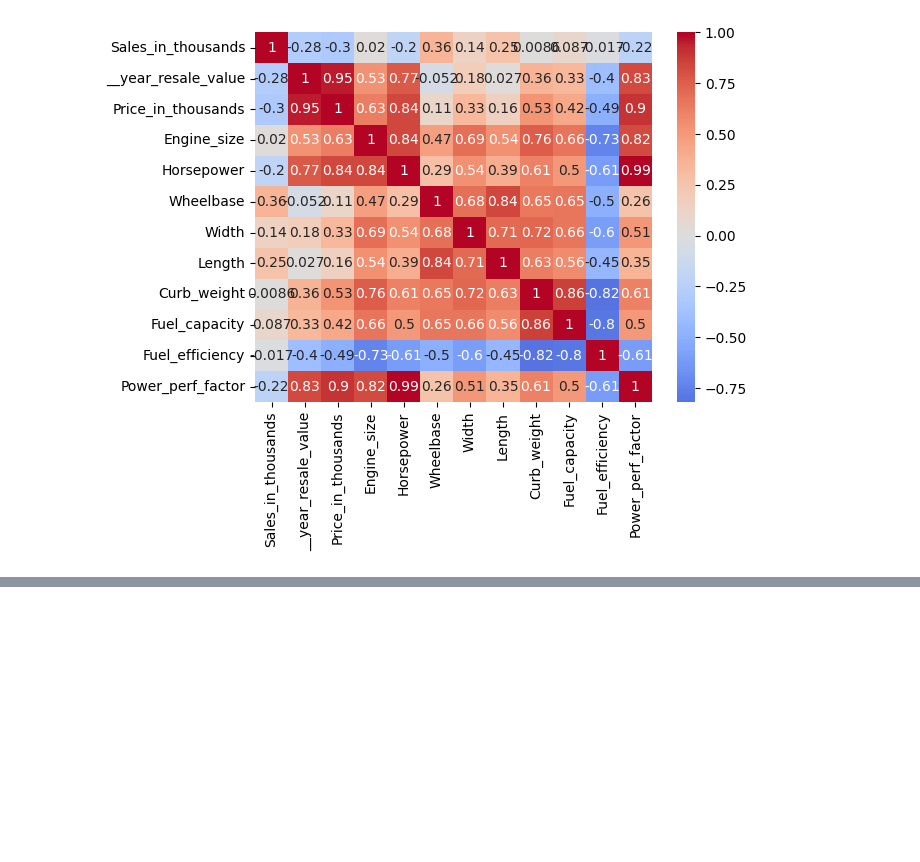
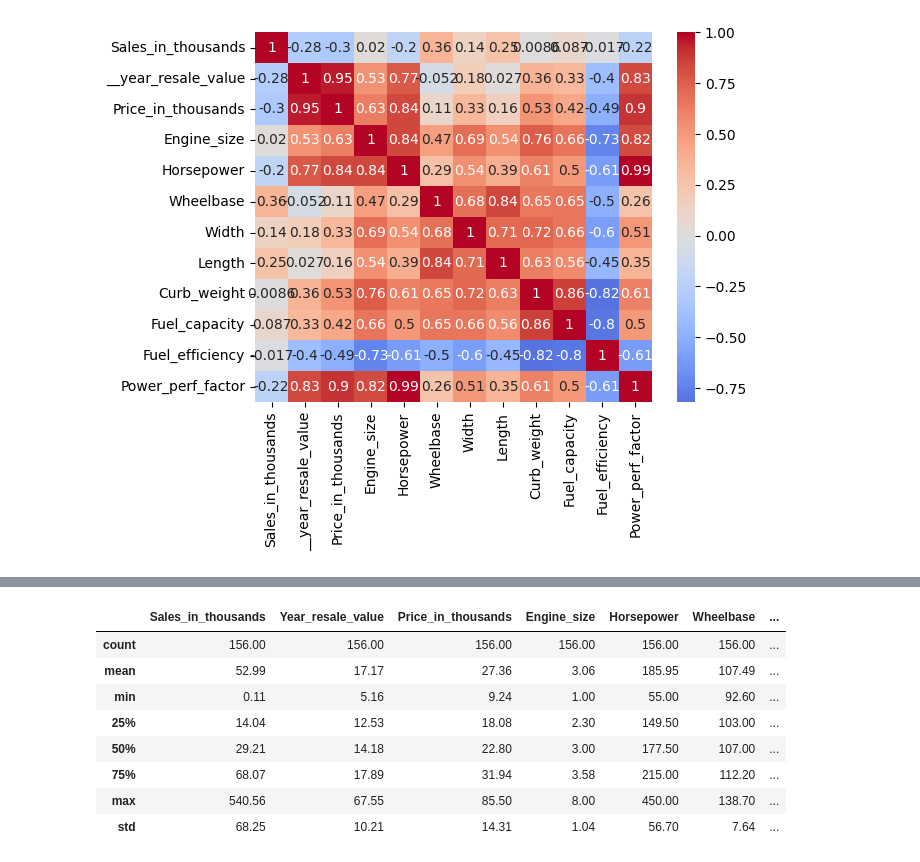
Before and after one commit to bencygv/Project, a Jupyter notebook: notebooks/01_exploration.ipynb, the cells around one changed output, grey strips where cells are left out. Saved outputs shown, nothing was run; the diff lists cells and outputs as text; code cells hidden in the pictures; blank space fills up the shorter version.

```diff
--- a/notebooks/01_exploration.ipynb
+++ b/notebooks/01_exploration.ipynb
@@ -106,0 +160,19 @@ memory usage: 19.8+ KB
+# %%
+# Drop Chrysler Town & Country row
+df = df.drop(index = 33)
+
+# Fill Acura CL missing values with median
+df["Price_in_thousands"] = df["Price_in_thousands"].fillna(df["Price_in_thousands"].median())
+df["Power_perf_factor"] = df["Power_perf_factor"].fillna(df["Power_perf_factor"].median())
+
+df.describe().round(2)
+# %% [output]
+|  | Sales_in_thousands | Year_resale_value | Price_in_thousands | Engine_size | Horsepower | Wheelbase | ... |
+| count | 156.00 | 156.00 | 156.00 | 156.00 | 156.00 | 156.00 | ... |
+| mean | 52.99 | 17.17 | 27.36 | 3.06 | 185.95 | 107.49 | ... |
+| min | 0.11 | 5.16 | 9.24 | 1.00 | 55.00 | 92.60 | ... |
+| 25% | 14.04 | 12.53 | 18.08 | 2.30 | 149.50 | 103.00 | ... |
+| 50% | 29.21 | 14.18 | 22.80 | 3.00 | 177.50 | 107.00 | ... |
+| 75% | 68.07 | 17.89 | 31.94 | 3.58 | 215.00 | 112.20 | ... |
+| max | 540.56 | 67.55 | 85.50 | 8.00 | 450.00 | 138.70 | ... |
+| std | 68.25 | 10.21 | 14.31 | 1.04 | 56.70 | 7.64 | ... |
```
Also changed, not shown: parts of 11 cells of this notebook.
